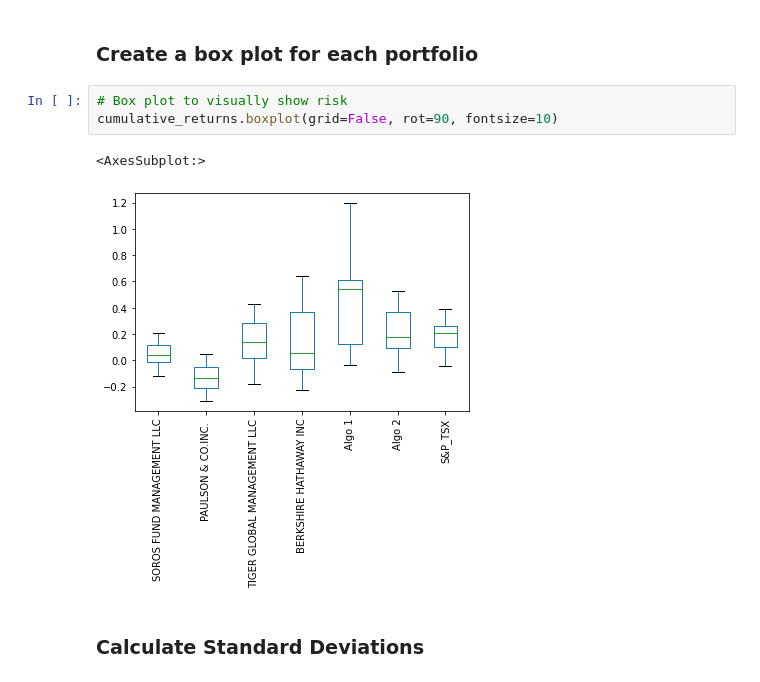
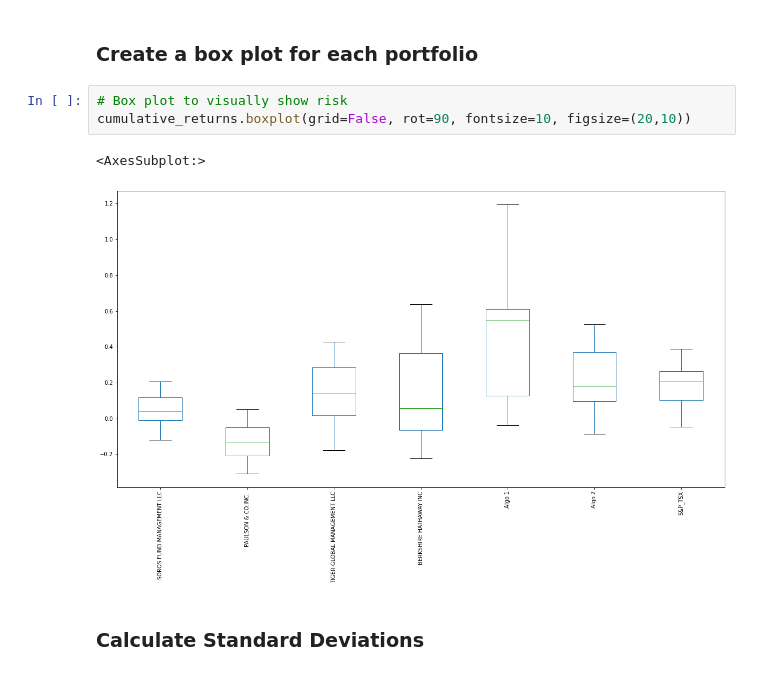
Before and after one commit to Has-Raza/UofT-Fintech, a Jupyter notebook: Unit-3-Assignment-A-Whale-off-the-Portfolio/whale_analysis.ipynb, the cells around one changed output. Cells and saved outputs as stored; diff of their text form.

```diff
--- a/Unit-3-Assignment-A-Whale-off-the-Portfolio/whale_analysis.ipynb
+++ b/Unit-3-Assignment-A-Whale-off-the-Portfolio/whale_analysis.ipynb
@@ -240,10 +228,10 @@ Determine the _risk_ of each portfolio:
 ### Create a box plot for each portfolio
 # %%
 # Box plot to visually show risk
-cumulative_returns.boxplot(grid=False, rot=90, fontsize=10)
+cumulative_returns.boxplot(grid=False, rot=90, fontsize=10, figsize=(20,10))
 # %% [output]
 <AxesSubplot:>
-[figure, old version]
+[figure, new version]
 # %% [markdown]
 ### Calculate Standard Deviations
 # %%
```
Also changed, not shown: parts of 4 cells of this notebook.
